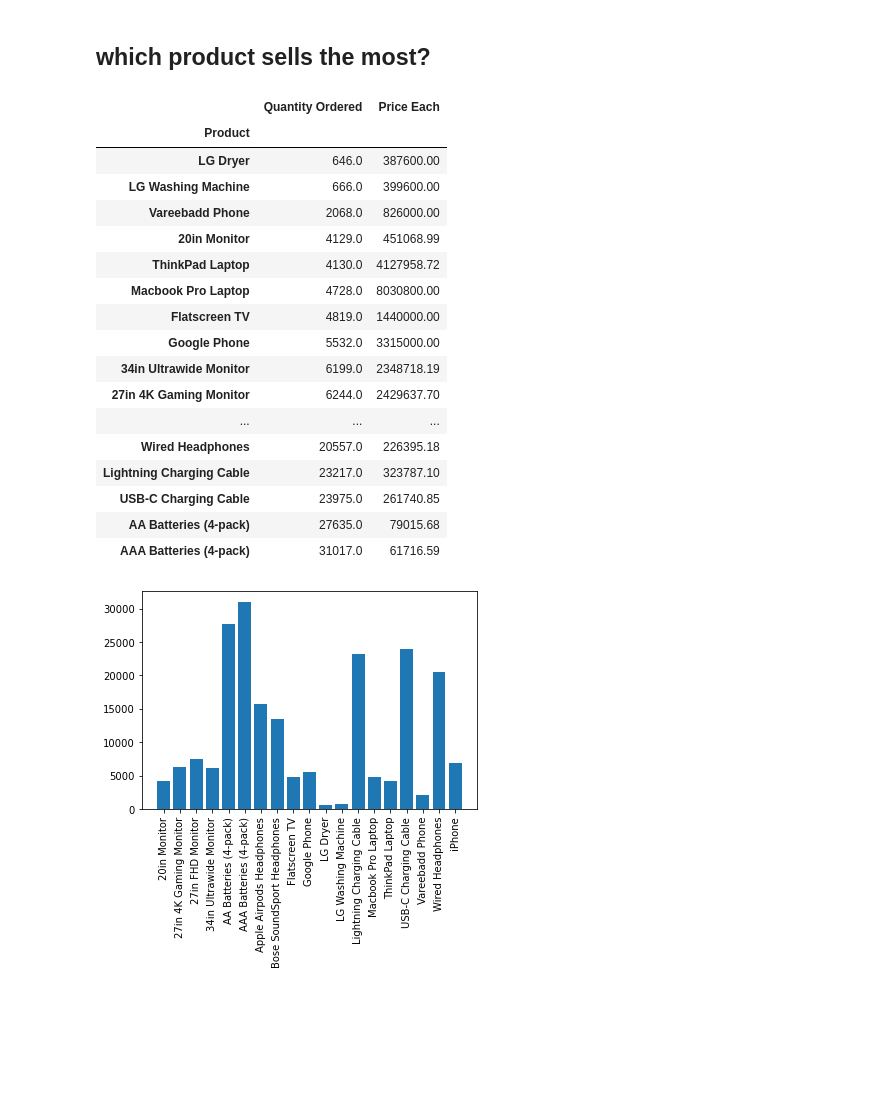
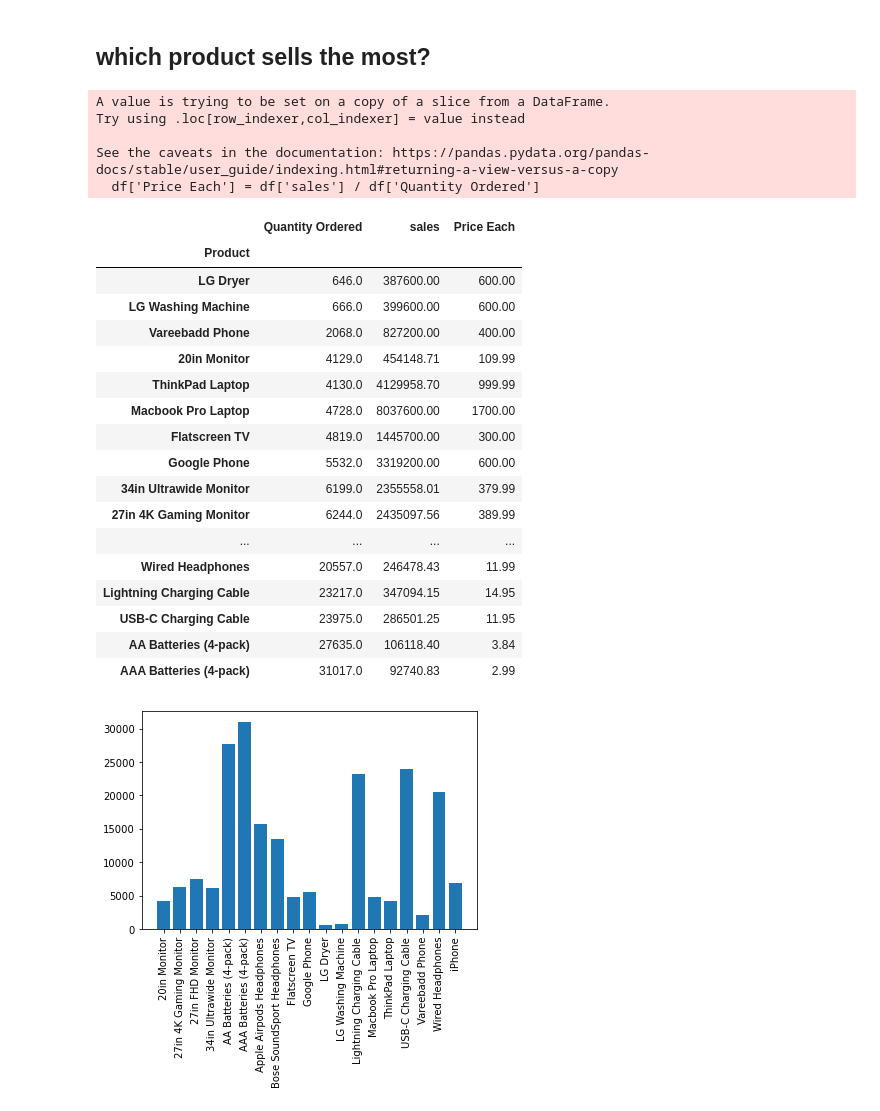
Before and after one commit to ahmadhammad301/data_analysis, a Jupyter notebook: Ecommerce_Sales_Analysis/One year sales (2019).ipynb, the cells around one changed output. Saved outputs shown, nothing was run; the diff lists cells and outputs as text; code cells hidden in the pictures; blank space fills up the shorter version.

```diff
--- a/Ecommerce_Sales_Analysis/One year sales (2019).ipynb
+++ b/Ecommerce_Sales_Analysis/One year sales (2019).ipynb
@@ -237,26 +225,35 @@ plt.show()
 ## which product sells the most?
 # %%
 product_quantity_sales = merged_data.groupby(['Product']).sum().sort_values(by='Quantity Ordered')
-product_quantity_sales[product_quantity_sales.columns[0:2]]
+
+df = product_quantity_sales[['Quantity Ordered', 'sales','Price Each']]
+df['Price Each'] = df['sales'] / df['Quantity Ordered']
+
+df
 # %% [output]
+A value is trying to be set on a copy of a slice from a DataFrame.
+Try using .loc[row_indexer,col_indexer] = value instead
+
+See the caveats in the documentation: https://pandas.pydata.org/pandas-docs/stable/user_guide/indexing.html#returning-a-view-versus-a-copy
+  df['Price Each'] = df['sales'] / df['Quantity Ordered']
-|  | Quantity Ordered | Price Each |
-| Product |  |  |
-| LG Dryer | 646.0 | 387600.00 |
-| LG Washing Machine | 666.0 | 399600.00 |
-| Vareebadd Phone | 2068.0 | 826000.00 |
-| 20in Monitor | 4129.0 | 451068.99 |
-| ThinkPad Laptop | 4130.0 | 4127958.72 |
-| Macbook Pro Laptop | 4728.0 | 8030800.00 |
-| Flatscreen TV | 4819.0 | 1440000.00 |
-| Google Phone | 5532.0 | 3315000.00 |
-| 34in Ultrawide Monitor | 6199.0 | 2348718.19 |
-| 27in 4K Gaming Monitor | 6244.0 | 2429637.70 |
-| ... | ... | ... |
-| Wired Headphones | 20557.0 | 226395.18 |
-| Lightning Charging Cable | 23217.0 | 323787.10 |
-| USB-C Charging Cable | 23975.0 | 261740.85 |
-| AA Batteries (4-pack) | 27635.0 | 79015.68 |
-| AAA Batteries (4-pack) | 31017.0 | 61716.59 |
+|  | Quantity Ordered | sales | Price Each |
+| Product |  |  |  |
+| LG Dryer | 646.0 | 387600.00 | 600.00 |
+| LG Washing Machine | 666.0 | 399600.00 | 600.00 |
+| Vareebadd Phone | 2068.0 | 827200.00 | 400.00 |
+| 20in Monitor | 4129.0 | 454148.71 | 109.99 |
+| ThinkPad Laptop | 4130.0 | 4129958.70 | 999.99 |
+| Macbook Pro Laptop | 4728.0 | 8037600.00 | 1700.00 |
+| Flatscreen TV | 4819.0 | 1445700.00 | 300.00 |
+| Google Phone | 5532.0 | 3319200.00 | 600.00 |
+| 34in Ultrawide Monitor | 6199.0 | 2355558.01 | 379.99 |
+| 27in 4K Gaming Monitor | 6244.0 | 2435097.56 | 389.99 |
+| ... | ... | ... | ... |
+| Wired Headphones | 20557.0 | 246478.43 | 11.99 |
+| Lightning Charging Cable | 23217.0 | 347094.15 | 14.95 |
+| USB-C Charging Cable | 23975.0 | 286501.25 | 11.95 |
+| AA Batteries (4-pack) | 27635.0 | 106118.40 | 3.84 |
+| AAA Batteries (4-pack) | 31017.0 | 92740.83 | 2.99 |
 # %%
 product_group = merged_data.groupby('Product')
 quantity_ordered = product_group.sum()['Quantity Ordered']
```
Also changed, not shown: parts of 7 cells of this notebook.
